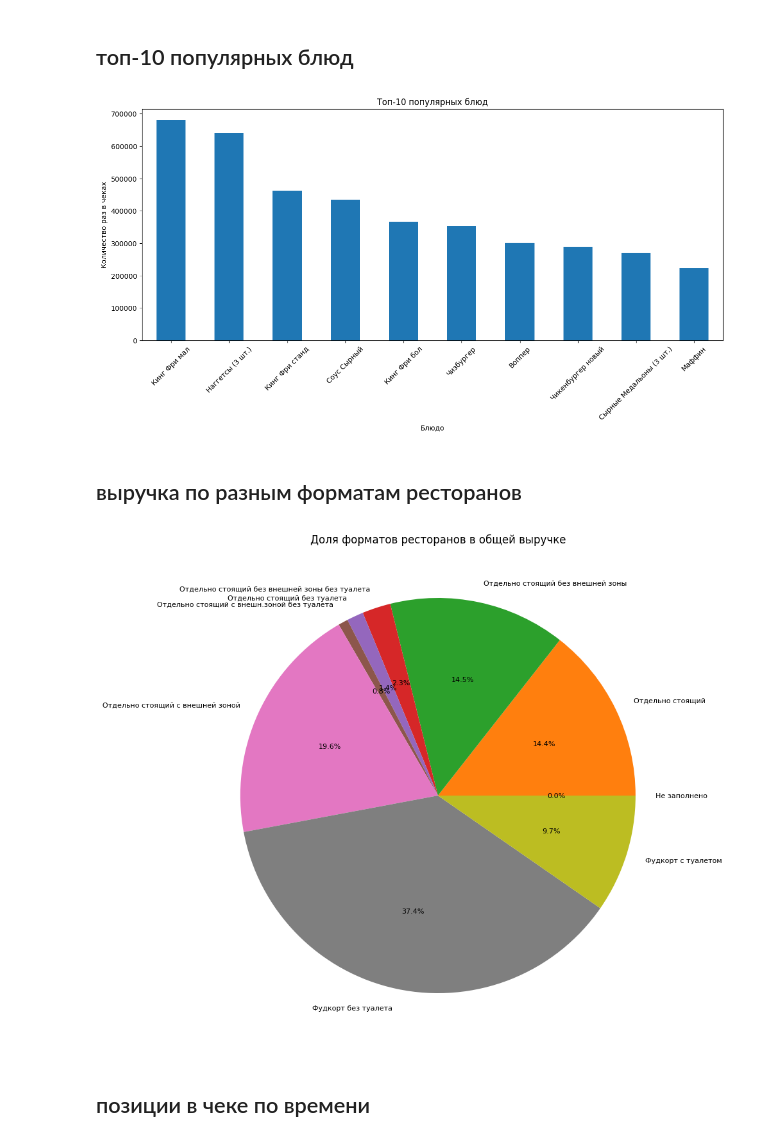
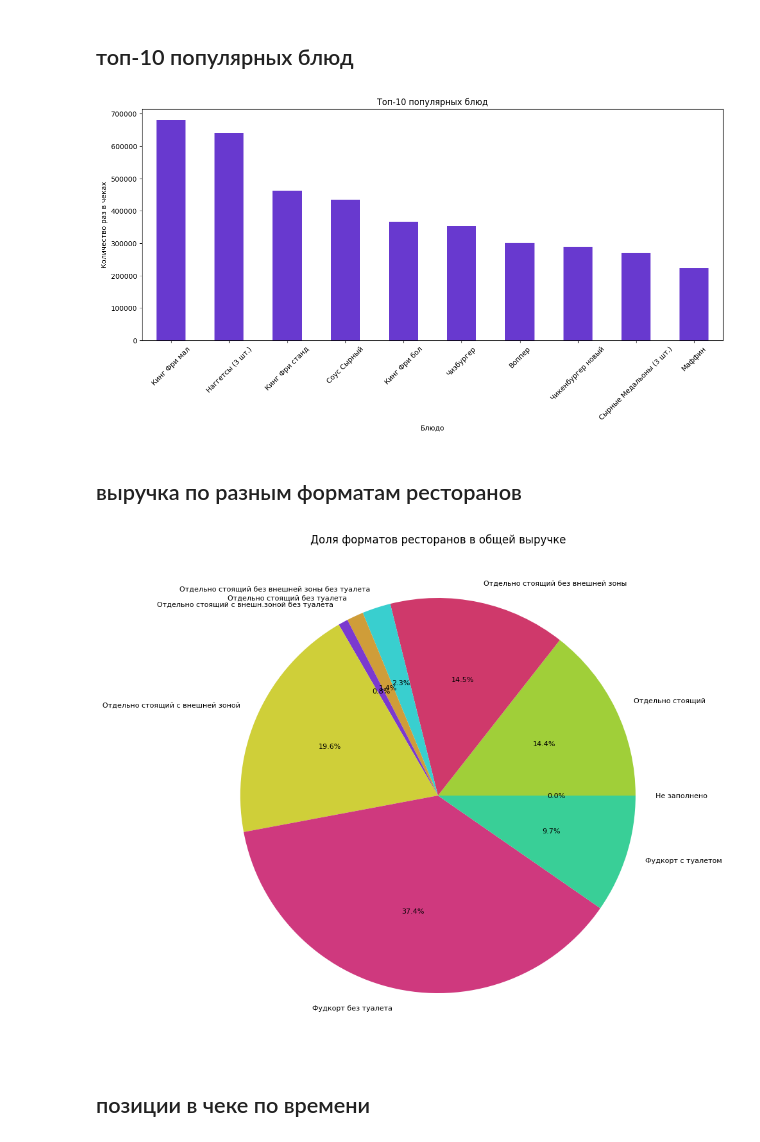
Before and after one commit to timur-nagimov/international_cp-burger_king-, a Jupyter notebook: EDA/EDA.ipynb, the cells around one changed output. Drawn from its saved outputs; the diff is of its cells as text; code cells hidden in the pictures.

Commit message:
eda colors are changed

```diff
--- a/EDA/EDA.ipynb
+++ b/EDA/EDA.ipynb
@@ -351,24 +352,25 @@ plt.show()
 top_dishes = train_df['dish_name'].value_counts().head(10)
 
 plt.figure(figsize=(15,6)) # устанавливаем размер фигуры
-top_dishes.plot(kind='bar', title='Топ-10 популярных блюд')
+top_dishes.plot(kind='bar', title='Топ-10 популярных блюд', color=palette[0])
 plt.xlabel('Блюдо')
 plt.ylabel('Количество раз в чеках')
 plt.xticks(rotation=45)
 plt.show()
 # %% [output]
-[figure, old version]
+[figure, new version]
 # %% [markdown]
 ## выручка по разным форматам ресторанов
 # %%
 revenue_by_format = train_df.groupby('format_name')['total_revenue'].sum()
+palette_pie = ['#6839cf', '#a0cf39', '#cf396b', '#39cfcf', '#cf9d39', '#7b39cf', '#cfcf39', '#cf397e', '#39cf97']
 
 plt.figure(figsize=(10,10)) # увеличиваем размер графика
-revenue_by_format.plot(kind='pie', title='Доля форматов ресторанов в общей выручке', autopct='%1.1f%%', textprops={'fontsize': 8}) # уменьшаем размер шрифта
+revenue_by_format.plot(kind='pie', title='Доля форматов ресторанов в общей выручке', autopct='%1.1f%%', textprops={'fontsize': 8}, colors=palette_pie) # уменьшаем размер шрифта
 plt.ylabel('')
 plt.show()
 # %% [output]
-[figure, old version]
+[figure, new version]
 # %% [markdown]
 ## позиции в чеке по времени
 # %%
```
Also changed, not shown: parts of 14 cells of this notebook.
